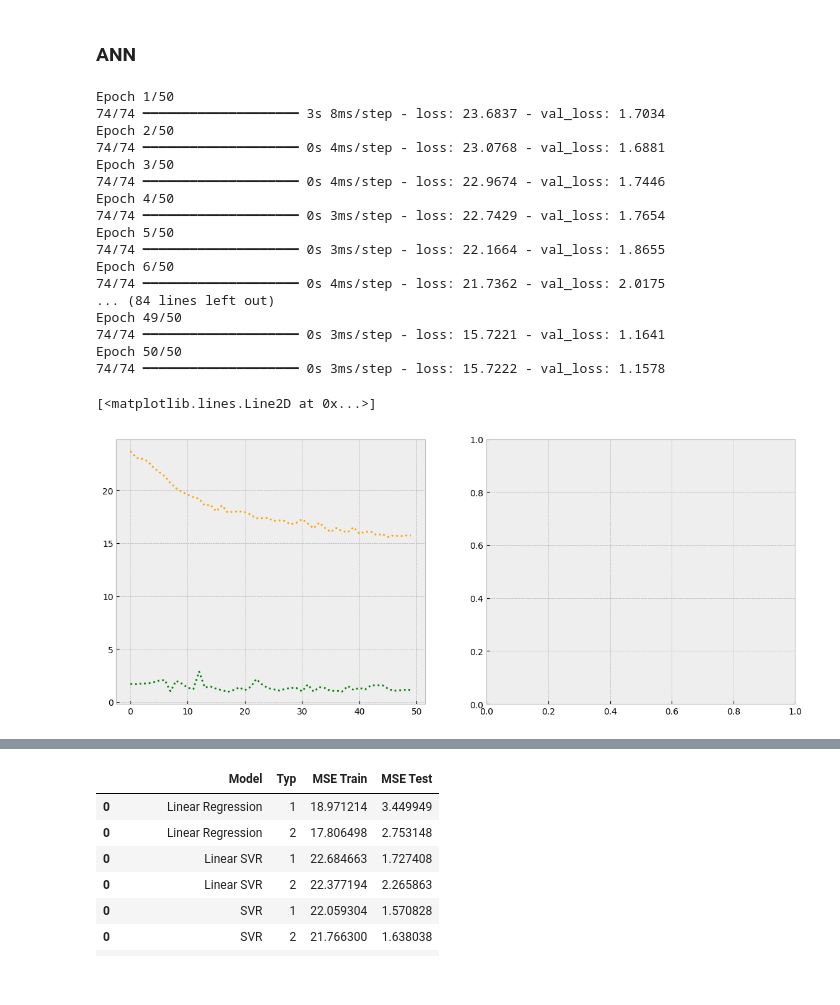
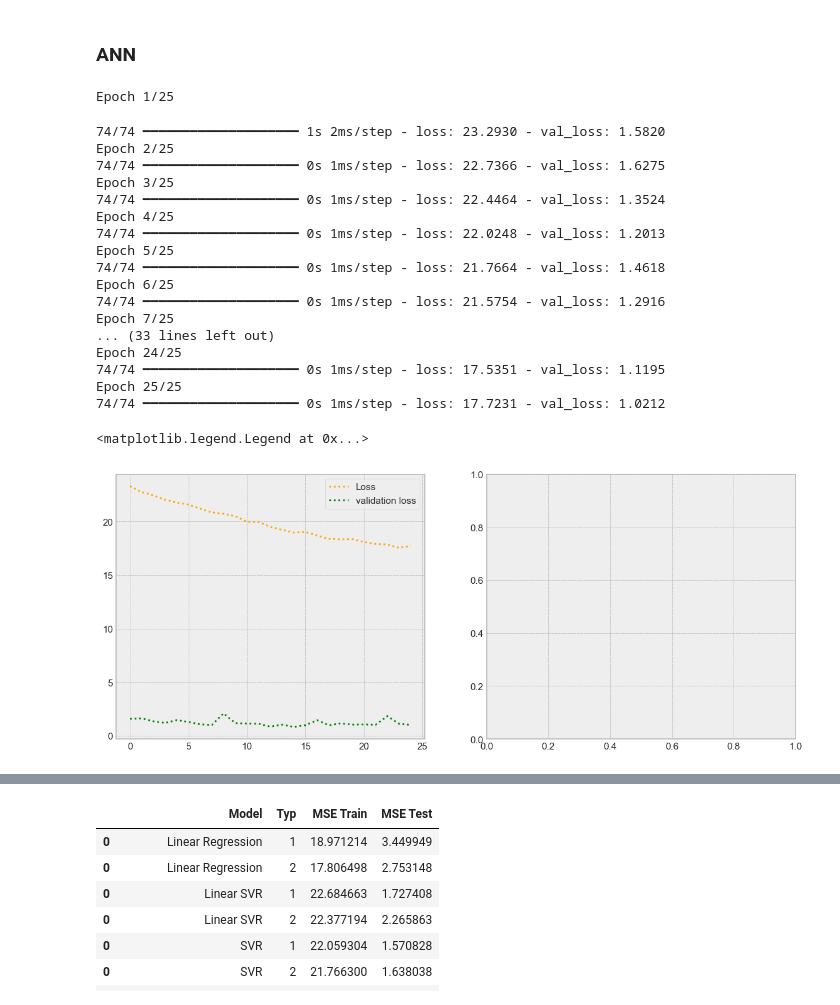
Before and after one commit to salimaabdalla/dpp_projekt_2026, a Jupyter notebook: notebooks/09_models_shareprices_stepwise.ipynb, the cells around one changed output, grey strips where cells are left out. Saved outputs shown, nothing was run; the diff lists cells and outputs as text; code cells hidden in the pictures.

```diff
--- a/notebooks/09_models_shareprices_stepwise.ipynb
+++ b/notebooks/09_models_shareprices_stepwise.ipynb
@@ -45,6 +45,7 @@ from skforecast.model_selection import TimeSeriesFold, backtesting_stats, grid_s
 # %%
 path = '../data/processed/combined_data_with_elasticity.csv'
 df = pd.read_csv(path, index_col='date', skipfooter=1, parse_dates=True)
+size_diagrams = (15,5)
 # %% [markdown]
 ## Classes for training the models
 # %%
@@ -303,7 +304,7 @@ def train_model_combination(df, dict_lag, model_start, model_middle, model_end,
     color_m = 'orchid'
     color_mf = 'lightblue'
     color_mfl = 'pink'
-    fig, ax = plt.subplots(nrows=1, ncols=1, figsize=(15,5))
+    fig, ax = plt.subplots(nrows=1, ncols=1, figsize=size_diagrams)
     ax.plot(results.index,results.pred_m.values, label = 'Hilfsmodell 1', alpha = 0.5, color =color_m)#, color = 'blue');
     ax.plot(results.index,results.pred_mf.values, label = 'Hilfsmodell 2', alpha = 0.5, color =color_mf)#, color = 'lightblue');
     ax.plot(results.index,results.pred_mfl.values, label = 'Hilfsmodell 3', alpha = 0.5, color =color_mfl)#, color = 'green');
@@ -899,55 +900,57 @@ features_train_transf, features_test_transf, target_train, target_test, columns
 # %%
 model_an = Sequential()
 model_an.add(Dense(50,  activation="relu", input_shape=(features_train_transf.shape[1],)))#activation='sigmoid',
 #model_an.add(Dense(500, activation = 'relu'))
 model_an.add(Dense(20, activation = 'relu'))
 #model_an.add(Dropout(rate=0.3))
-model_an.add(Dense(15, activation = 'relu'))
+model_an.add(Dense(10, activation = 'relu'))
 #model_an.add(Dropout(rate=0.3))
-model_an.add(Dense(10, activation = 'relu'))
+#model_an.add(Dense(10, activation = 'relu'))
 #model_an.add(Dropout(rate=0.3))
 model_an.add(Dense(1))#,activation = none))
 
 model_an.compile(loss = tf.keras.losses.mse,
                 optimizer = 'adam',
                 #metrics = ["mae"]
                 )  # compile the model
 
-#early_stop = EarlyStopping(monitor = 'val_loss', min_delta = 0.001, patience = 2)
+early_stop = EarlyStopping(monitor = 'val_loss', min_delta = 0.001, patience = 10)
 hist = model_an.fit(features_train_transf,
                     target_train,
                     validation_data=(features_test_transf, target_test),
-                    epochs=50,
+                    epochs=25,
                     batch_size=1,
-                    #callbacks=[early_stop]
+                    callbacks=[early_stop]
                    )#fits the model
 # batch_size: 32 bis 512, also 32, 64, 128, 256, 512
 
 
 fig, ax = plt.subplots(nrows=1, ncols=2, figsize=(14, 5.5))
 l = len(hist.history['loss'])
-ax[0].plot(range(l), hist.history['loss'],linestyle=':', color = 'orange')
-ax[0].plot(range(l), hist.history['val_loss'],linestyle=':', color = 'green')
+ax[0].plot(range(l), hist.history['loss'],linestyle=':', color = 'orange', label = 'Loss')
+ax[0].plot(range(l), hist.history['val_loss'],linestyle=':', color = 'green', label = 'validation loss')
+ax[0].legend()
 # %% [output]
-Epoch 1/50
-74/74 ━━━━━━━━━━━━━━━━━━━━ 3s 8ms/step - loss: 23.6837 - val_loss: 1.7034
-Epoch 2/50
-74/74 ━━━━━━━━━━━━━━━━━━━━ 0s 4ms/step - loss: 23.0768 - val_loss: 1.6881
-Epoch 3/50
-74/74 ━━━━━━━━━━━━━━━━━━━━ 0s 4ms/step - loss: 22.9674 - val_loss: 1.7446
-Epoch 4/50
-74/74 ━━━━━━━━━━━━━━━━━━━━ 0s 3ms/step - loss: 22.7429 - val_loss: 1.7654
-Epoch 5/50
-74/74 ━━━━━━━━━━━━━━━━━━━━ 0s 3ms/step - loss: 22.1664 - val_loss: 1.8655
-Epoch 6/50
-74/74 ━━━━━━━━━━━━━━━━━━━━ 0s 4ms/step - loss: 21.7362 - val_loss: 2.0175
-... (84 lines left out)
-Epoch 49/50
-74/74 ━━━━━━━━━━━━━━━━━━━━ 0s 3ms/step - loss: 15.7221 - val_loss: 1.1641
-Epoch 50/50
-74/74 ━━━━━━━━━━━━━━━━━━━━ 0s 3ms/step - loss: 15.7222 - val_loss: 1.1578
+Epoch 1/25
-[<matplotlib.lines.Line2D at 0x...>]
+74/74 ━━━━━━━━━━━━━━━━━━━━ 1s 2ms/step - loss: 23.2930 - val_loss: 1.5820
+Epoch 2/25
+74/74 ━━━━━━━━━━━━━━━━━━━━ 0s 1ms/step - loss: 22.7366 - val_loss: 1.6275
+Epoch 3/25
+74/74 ━━━━━━━━━━━━━━━━━━━━ 0s 1ms/step - loss: 22.4464 - val_loss: 1.3524
+Epoch 4/25
+74/74 ━━━━━━━━━━━━━━━━━━━━ 0s 1ms/step - loss: 22.0248 - val_loss: 1.2013
+Epoch 5/25
+74/74 ━━━━━━━━━━━━━━━━━━━━ 0s 1ms/step - loss: 21.7664 - val_loss: 1.4618
+Epoch 6/25
+74/74 ━━━━━━━━━━━━━━━━━━━━ 0s 1ms/step - loss: 21.5754 - val_loss: 1.2916
+Epoch 7/25
+... (33 lines left out)
+Epoch 24/25
+74/74 ━━━━━━━━━━━━━━━━━━━━ 0s 1ms/step - loss: 17.5351 - val_loss: 1.1195
+Epoch 25/25
+74/74 ━━━━━━━━━━━━━━━━━━━━ 0s 1ms/step - loss: 17.7231 - val_loss: 1.0212
+<matplotlib.legend.Legend at 0x...>
-[figure, old version]
+[figure, new version]
 # %%
 
 results = model_an.predict(features_train_transf)
```
Also changed, not shown: parts of 5 cells of this notebook.
